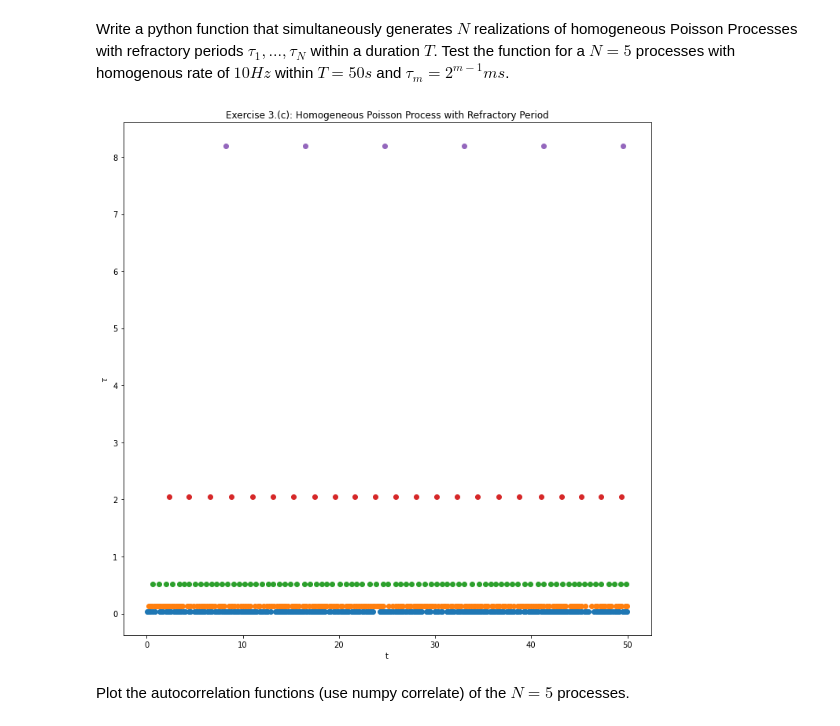
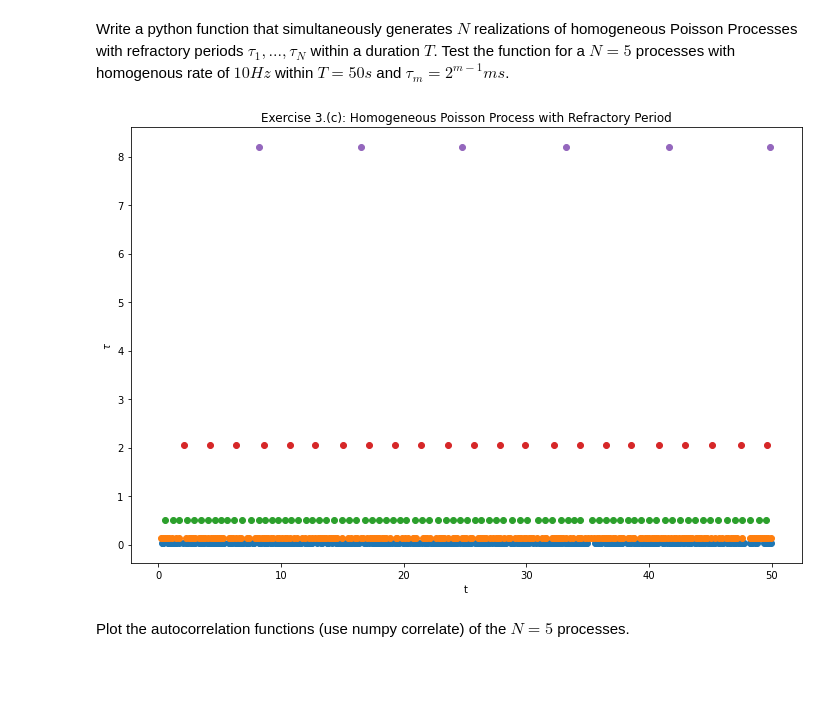
Before and after one commit to katjakleespies/tnc-exercises, a Jupyter notebook: 1_exercises_katja.ipynb, the cells around one changed output. Drawn from its saved outputs; the diff is of its cells as text; code cells hidden in the pictures; blank space fills up the shorter version.

```diff
--- a/1_exercises_katja.ipynb
+++ b/1_exercises_katja.ipynb
@@ -30,11 +33,12 @@ def poisson_a(N, T):
 # %%
+# test poisson_a
 N=10; T=100
 
-t_all_trials = poisson_a(N, T)
+t_all_trials, lambdas = poisson_a(N, T)
 
 plt.figure(figsize = (10,10))
 for i_trial in range(N):
-    plt.scatter(t_all_trials[i_trial], np.full(len(t_all_trials[i_trial]), i_trial + 1))
+    plt.scatter(t_all_trials[i_trial], np.full(len(t_all_trials[i_trial]), lambdas[i_trial]))
     plt.xlabel('t')
     plt.ylabel('$\lambda$')
     plt.title('Exercise 3.(a): Homogeneous Poisson Process')
@@ -115,9 +177,10 @@ def poission_b_analytical(N, T, lam_0):
         t_all_trials.append(t_trial)
     return t_all_trials
 # %%
+# test poisson_b_numerical
 N=10; T=100; lam_0=1
 
-t_all_trials = poission_b_analytical(N, T, lam_0)
+t_all_trials = poission_b_numerical(N, T, lam_0)
 
 plt.figure(figsize = (10,10))
 t = np.linspace(0, T, 10000)
@@ -126,9 +189,9 @@ for i_trial in range(N):
     y_func = my_function(t, lam_0, m, T)
     y_normal = ((y_func - np.mean(y_func)) / (max(y_func) - min(y_func)) * 0.7) + m
     plt.scatter(t_all_trials[i_trial], np.full(len(t_all_trials[i_trial]), i_trial + 1))
-    plt.plot(t, y_normal)
+    plt.plot(t, y_normal, alpha = 0.5)
     plt.xlabel('t')
     plt.ylabel('$m$')
-    plt.title('Exercise 3.(b): Inhomogeneous Poisson Process \nSolved by analytical integration')
+    plt.title('Exercise 3.(b): Inhomogeneous Poisson Process \nSolved by numerical integration')
 plt.tight_layout()
 # %% [output]
@@ -171,17 +198,0 @@ def poission_b_numerical(N, T, lam_0):
-# %%
-N=10; T=100; lam_0=1
-
-t_all_trials = poission_b_numerical(N, T, lam_0)
-
-plt.figure(figsize = (10,10))
-t = np.linspace(0, T, 10000)
-for i_trial in range(N):
-    m = i_trial+1
-    y_func = my_function(t, lam_0, m, T)
-    y_normal = ((y_func - np.mean(y_func)) / (max(y_func) - min(y_func)) * 0.7) + m
-    plt.scatter(t_all_trials[i_trial], np.full(len(t_all_trials[i_trial]), i_trial + 1))
-    plt.plot(t, y_normal)
-    plt.xlabel('t')
-    plt.ylabel('$m$')
-    plt.title('Exercise 3.(b): Inhomogeneous Poisson Process \nSolved by numerical integration')
-plt.tight_layout()
@@ -199,19 +208,21 @@ def poisson_c(N, Lam, T, tau_m):
     t_all_trials = []
 
     for i_trial in range(N):
-        t_trial = [-1]
+        t_trial = [0]
         tau = tau_m[i_trial]
-        while t_trial[-1] < T:
+
+        while t_trial[-1] <= T:
             u = np.random.rand()
             ISI = -np.log(1-u) / lam
+
             if t_trial[-1] + ISI + tau > T:
                 break
             else:
-                if t_trial[-1] == -1:
-                    t_trial[-1] = ISI + tau
-                else:
-                    t_trial.append(t_trial[-1] + ISI + tau)
+                t_trial.append(t_trial[-1] + ISI + tau) # for each ISI, also add refractory period
+
+        t_trial.pop(0)
         t_all_trials.append(t_trial)
+
     return t_all_trials
 # %%
 def my_tau(m):
@@ -220,19 +231,19 @@ def my_tau(m):
 # %%
 N = 5; lam = 10; T = 50
 m = np.linspace(6, 14, N)
 tau_m = my_tau(m)
 
 t_all_trials = poisson_c(N, lam, T, tau_m)
 
-plt.figure(figsize = (10,10))
+plt.figure(figsize = (10,7))
 for i_trial in range(N):
     plt.scatter(t_all_trials[i_trial], np.full(len(t_all_trials[i_trial]), tau_m[i_trial]))
     plt.xlabel('t')
     plt.ylabel('$\\tau$')
     plt.title('Exercise 3.(c): Homogeneous Poisson Process with Refractory Period')
 plt.tight_layout()
 # %% [output]
-[figure, old version]
+[figure, new version]
 # %% [markdown]
 Plot the autocorrelation functions (use numpy correlate) of the $N = 5$ processes.
 # %%
```
Also changed, not shown: parts of 14 cells of this notebook.
